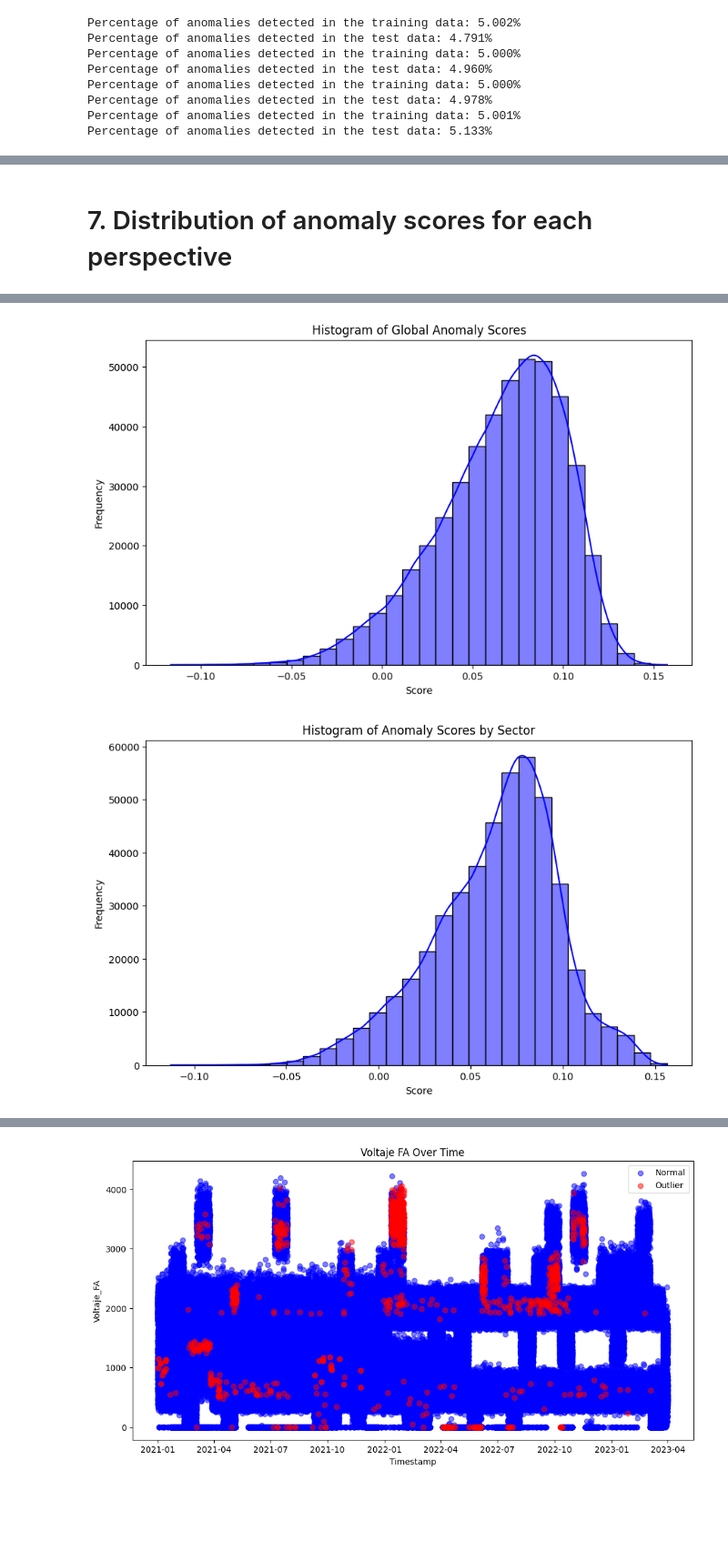
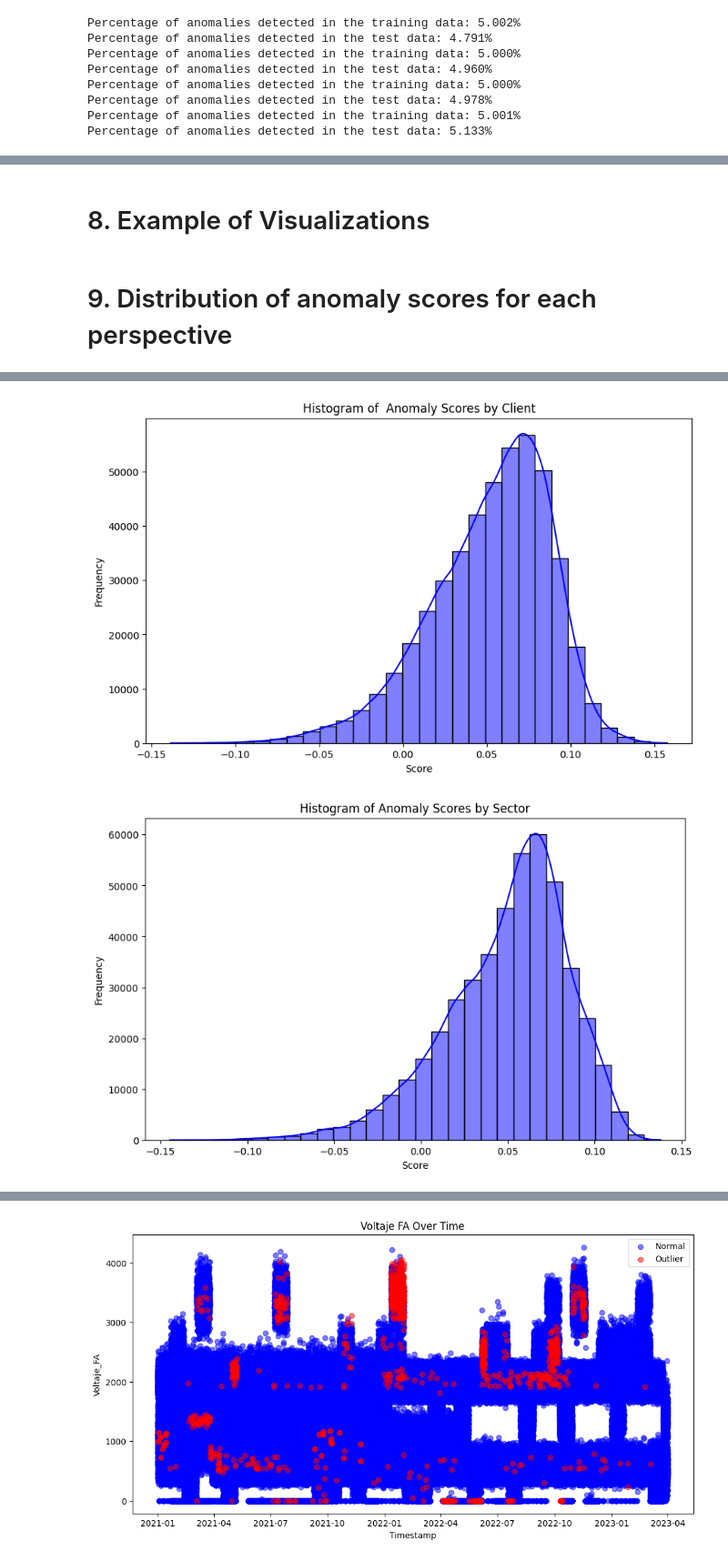
Before and after one commit to eduardotoledoZero/anomagram, a Jupyter notebook: step_4.1 anomalies_by_isolation.ipynb, the cells around one changed output, grey strips where cells are left out. Shown at 91% size. Cells and saved outputs as stored; diff of their text form; code cells hidden in the pictures; blank space fills up the shorter version.

Commit message:
Adding Visualiztions and commenting notebooks

```diff
--- a/step_4.1 anomalies_by_isolation.ipynb
+++ b/step_4.1 anomalies_by_isolation.ipynb
@@ -112,7 +118,7 @@ import pandas as pd
 from sklearn.model_selection import train_test_split
 from sklearn.ensemble import IsolationForest
 
-def get_anomalies(df):
+def get_anomalies(df, contamination=0.05):
     df= df.copy()
 
 
@@ -124,7 +130,7 @@ def get_anomalies(df):
     X_train, X_test, y_train, y_test = train_test_split(X, y, test_size=0.2, random_state=42)
 
     # Create and fit the Isolation Forest on the training data
-    iso_forest = IsolationForest(n_estimators=100, contamination=0.05, random_state=42)
+    iso_forest = IsolationForest(n_estimators=100, contamination=contamination, random_state=42)
     iso_forest.fit(X_train)
 
     # Predict anomalies on the training and testing data
@@ -216,4 +300,7 @@ anomaly_percentage_global
 # %%
+
+
+contamination_df = pd.read_csv('../data/output/contamination_factor_client_isoforest.csv')
 
 results = []
 combined_df = pd.read_csv('../data/output/consumo_datamart_gold.csv')
@@ -227,7 +314,9 @@ clients = sorted(list(combined_df['ClienteId'].unique()))
 for idclient in sorted(clients):
     data = combined_df[combined_df['ClienteId'] == idclient]
     data =data[final_features]
-    data[final_features + ['Anomaly','Anomaly_Score_Cliente' ]]=get_anomalies(data)
+    dictionary = eval(contamination_df[contamination_df['ClienteId'] == idclient]['Best Parameters'].iloc[0])
+    data[final_features + ['Anomaly','Anomaly_Score_Cliente' ]]=get_anomalies(data,
+                                                                              contamination=dictionary['contamination'])
     combined_df.update(data[['Anomaly','Anomaly_Score_Cliente']])
     anomalies_data = data[data['Anomaly'] == -1]
     # Calculate the percentage of anomalies detected
@@ -270,4 +437,5 @@ Percentage of anomalies detected in the test data: 4.599%
 # %%
+contamination_df = pd.read_csv('../data/output/contamination_factor_sector_isoforest.csv')
 results = []
 sectors = sorted(list(combined_df['Sector_Economico'].unique()))
 features = ['Active_energy', 'Reactive_energy', 'Voltaje_FA', 'Voltaje_FC', 'Factor_Potencia']
@@ -280,7 +448,9 @@ anomaly_percentage_sector_consolidado= pd.DataFrame()
 for sector in sectors:
     data_orig = combined_df[combined_df['Sector_Economico'] == sector]
     data = data_orig[final_features]
-    data_orig[final_features + ['Anomaly','Anomaly_Score_Sector']]=get_anomalies(data)
+    dictionary = eval(contamination_df[contamination_df['sector'] == sector]['Best Parameters'].iloc[0])
+    data_orig[final_features + ['Anomaly','Anomaly_Score_Sector' ]]=get_anomalies(data,
+                                                                              contamination=dictionary['contamination'])
     combined_df.update(data_orig[['Anomaly','Anomaly_Score_Sector']])
     anomaly_percentage_sector = data_orig.groupby('ClienteId')['Anomaly'].apply(
         lambda x: (x == -1.0).sum()*100/len(data_orig)
@@ -566,0 +592,2 @@ for cluster in sorted_df['Cluster'].unique():
+# %% [markdown]
+# 8. Example of Visualizations
@@ -567,33 +652,33 @@ for cluster in sorted_df['Cluster'].unique():
 # %% [markdown]
-# 7. Distribution of anomaly scores for each perspective
+# 9. Distribution of anomaly scores for each perspective
 # %%
 
 import matplotlib.pyplot as plt
 import seaborn as sns
 
 import pandas as pd
 
 # Load the dataset
 combined_df = pd.read_csv('../data/output/consumo_datamart_gold.csv')
 
 
 # Function to plot histograms
 def plot_histogram(data, column, title, bins=30, color='blue'):
     plt.figure(figsize=(10, 6))
     sns.histplot(data[column], bins=bins, kde=True, color=color)
     plt.title(title)
     plt.xlabel('Score')
     plt.ylabel('Frequency')
     plt.show()
 
 # Plotting histograms for each anomaly score
 plot_histogram(combined_df, 'Anomaly_Score_Global', 'Histogram of Global Anomaly Scores')
-plot_histogram(combined_df, 'Anomaly_Score_Cliente', 'Histogram of Global Anomaly Scores')
+plot_histogram(combined_df, 'Anomaly_Score_Cliente', 'Histogram of  Anomaly Scores by Client')
 plot_histogram(combined_df, 'Anomaly_Score_Sector', 'Histogram of Anomaly Scores by Sector')
 plot_histogram(combined_df, 'Anomaly_Score_Cluster', 'Histogram of Anomaly Scores by Cluster')
 # %% [output]
 [figure]
-[figure, old version]
+[figure, new version]
-[figure, old version]
+[figure, new version]
 [figure]
 # %% [markdown]
```
Also changed, not shown: parts of 17 cells of this notebook, 1 other file.
